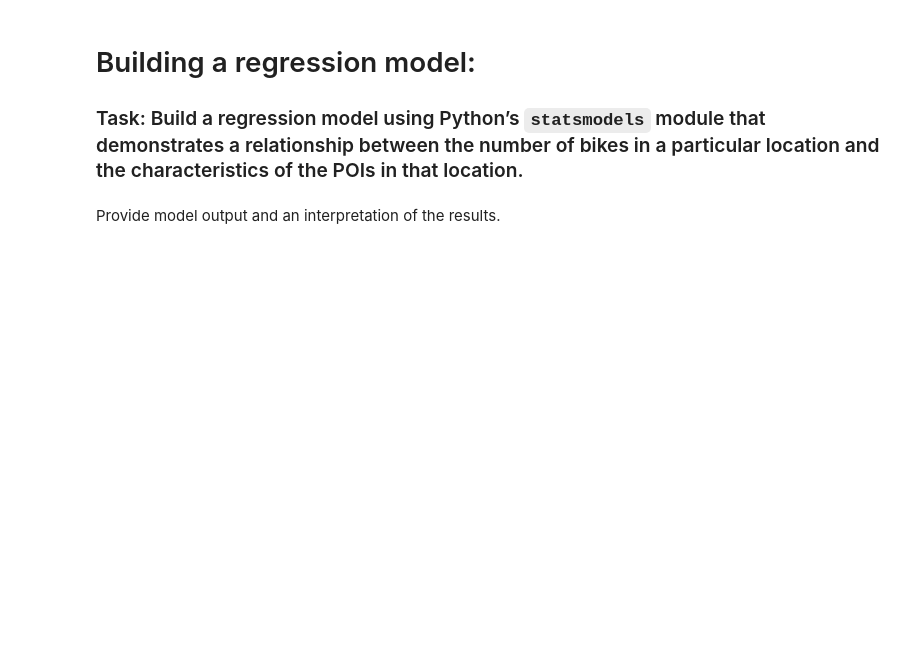
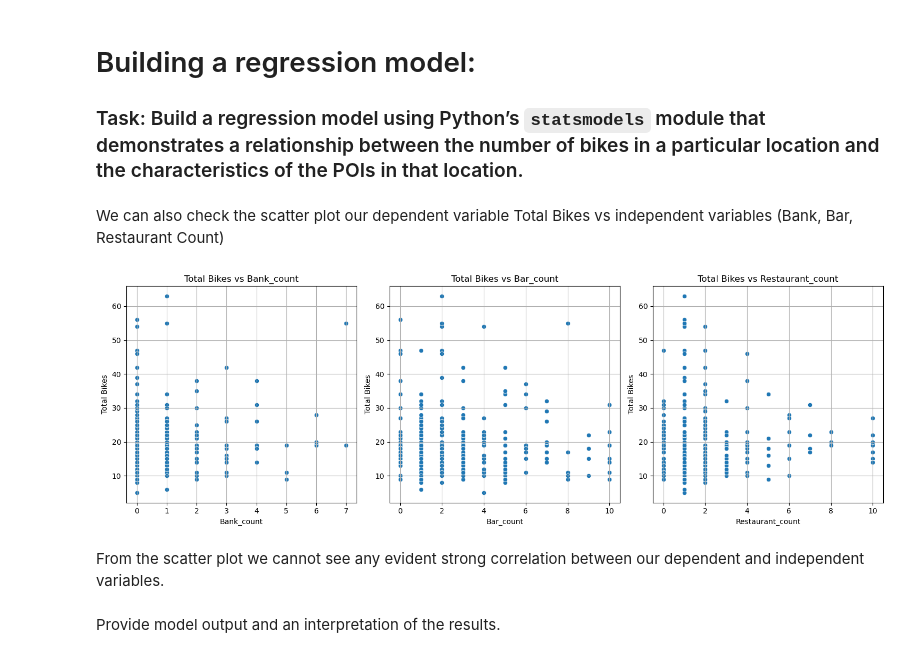
Before and after one commit to tashrifmahmud/Statistical-Modelling-Project, a Jupyter notebook: notebooks/model_building.ipynb, the cells around one changed output. Drawn from its saved outputs; the diff is of its cells as text; code cells hidden in the pictures; blank space fills up the shorter version.

```diff
--- a/notebooks/model_building.ipynb
+++ b/notebooks/model_building.ipynb
@@ -168,6 +175,29 @@ x = sm.add_constant(x)
 
 # Then we run regression model using OLS method
 model = sm.OLS(y, x).fit()
+# %% [markdown]
+We can also check the scatter plot our dependent variable Total Bikes vs independent variables (Bank, Bar, Restaurant Count)
+# %%
+plt.figure(figsize=(15, 5))
+
+# Our independent variables
+independent_vars = ['bank_count', 'bar_count', 'restaurant_count']
+
+# Scatter plots for each of them
+for i, var in enumerate(independent_vars):
+    plt.subplot(1, 3, i + 1)  # 1 row, 3 columns
+    sns.scatterplot(x=df[var], y=df['total_bikes'])
+    plt.title(f'Total Bikes vs {var.capitalize()}')
+    plt.xlabel(var.capitalize())
+    plt.ylabel('Total Bikes')
+    plt.grid()
+
+plt.tight_layout()
+plt.show()
+# %% [output]
+[figure, added]
+# %% [markdown]
+From the scatter plot we cannot see any evident strong correlation between our dependent and independent variables.
 # %% [markdown]
 Provide model output and an interpretation of the results.
 # %%
```
Also changed, not shown: parts of 7 cells of this notebook, 5 other files.
